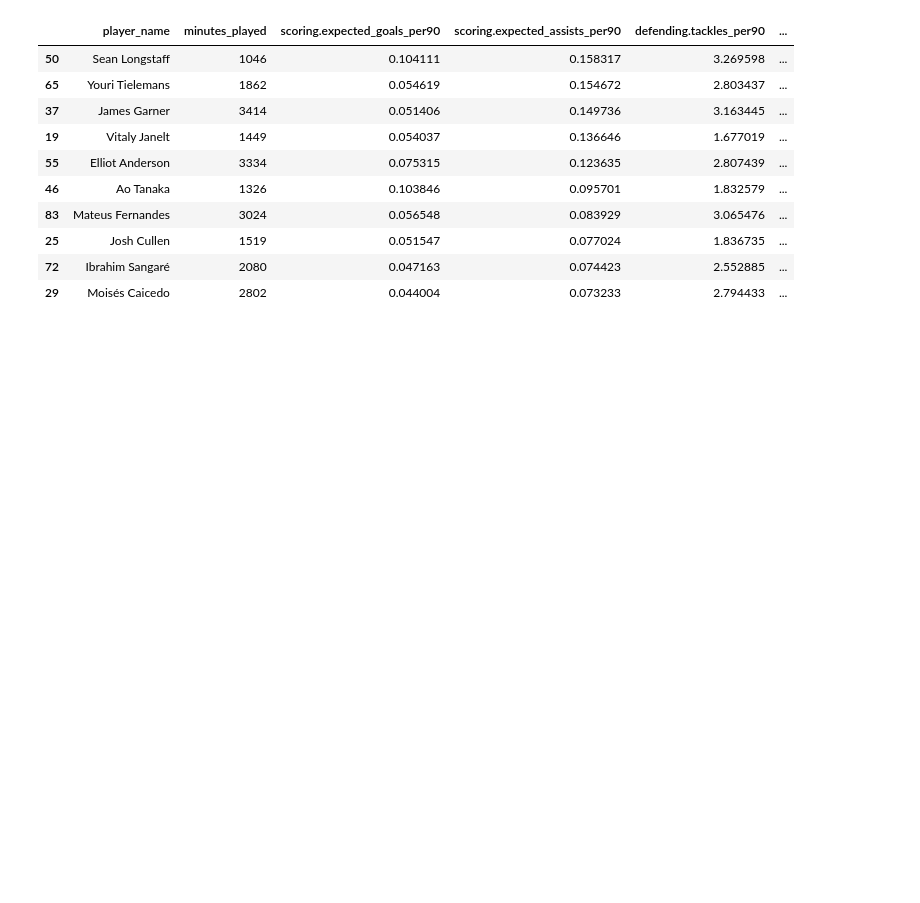
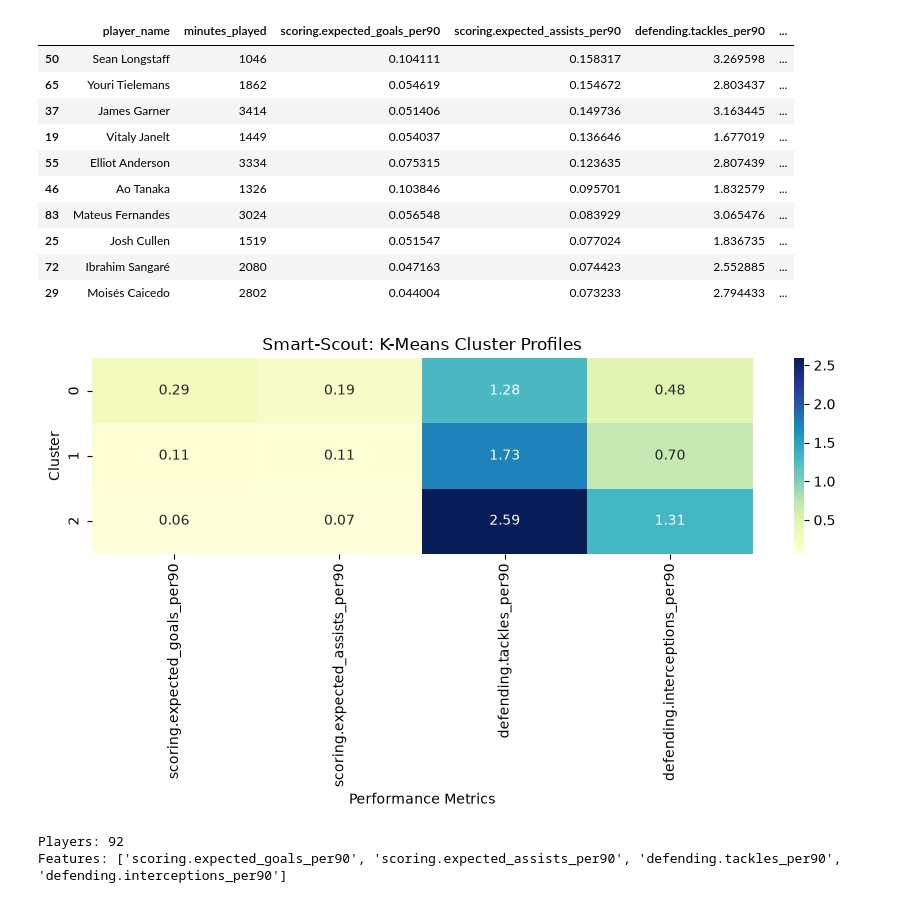
Before and after one commit to colonistz-1/Smart-Scout, a Jupyter notebook: notebooks/03_baseline_model.ipynb, the cells around one changed output. Drawn from its saved outputs; the diff is of its cells as text; code cells hidden in the pictures; blank space fills up the shorter version.

Commit message:
added baseline cluster evaluation and visualizations

```diff
--- a/notebooks/03_baseline_model.ipynb
+++ b/notebooks/03_baseline_model.ipynb
@@ -70,3 +81,53 @@ CLUSTER 2
 | 25 | Josh Cullen | 1519 | 0.051547 | 0.077024 | 1.836735 | ... |
 | 72 | Ibrahim Sangaré | 2080 | 0.047163 | 0.074423 | 2.552885 | ... |
 | 29 | Moisés Caicedo | 2802 | 0.044004 | 0.073233 | 2.794433 | ... |
+# %%
+import matplotlib.pyplot as plt
+import seaborn as sns
+from src.preprocessing import MODEL_FEATURES
+
+features = [
+    "scoring.expected_goals",
+    "scoring.expected_assists",
+    "passing.key_passes",
+    "defending.tackles",
+    "defending.interceptions"
+]
+
+cluster_profiles = df.groupby("cluster")[MODEL_FEATURES].mean()
+
+plt.figure(figsize=(9, 5))
+
+sns.heatmap(
+    cluster_profiles,
+    annot=True,
+    fmt=".2f",
+    cmap="YlGnBu"
+)
+
+plt.title("Smart-Scout: K-Means Cluster Profiles")
+plt.xlabel("Performance Metrics")
+plt.ylabel("Cluster")
+plt.tight_layout()
+plt.show()
+# %% [output]
+[figure, added]
+# %%
+import joblib
+
+df = pd.read_csv(
+    ROOT / "data/processed/midfielder_clusters.csv"
+)
+
+model_bundle = joblib.load(
+    ROOT / "models/kmeans_baseline.joblib"
+)
+
+kmeans = model_bundle["model"]
+scaler = model_bundle["scaler"]
+
+print("Players:", len(df))
+print("Features:", MODEL_FEATURES)
+# %% [output]
+Players: 92
+Features: ['scoring.expected_goals_per90', 'scoring.expected_assists_per90', 'defending.tackles_per90', 'defending.interceptions_per90']
```
Also changed, not shown: parts of 6 cells of this notebook.
